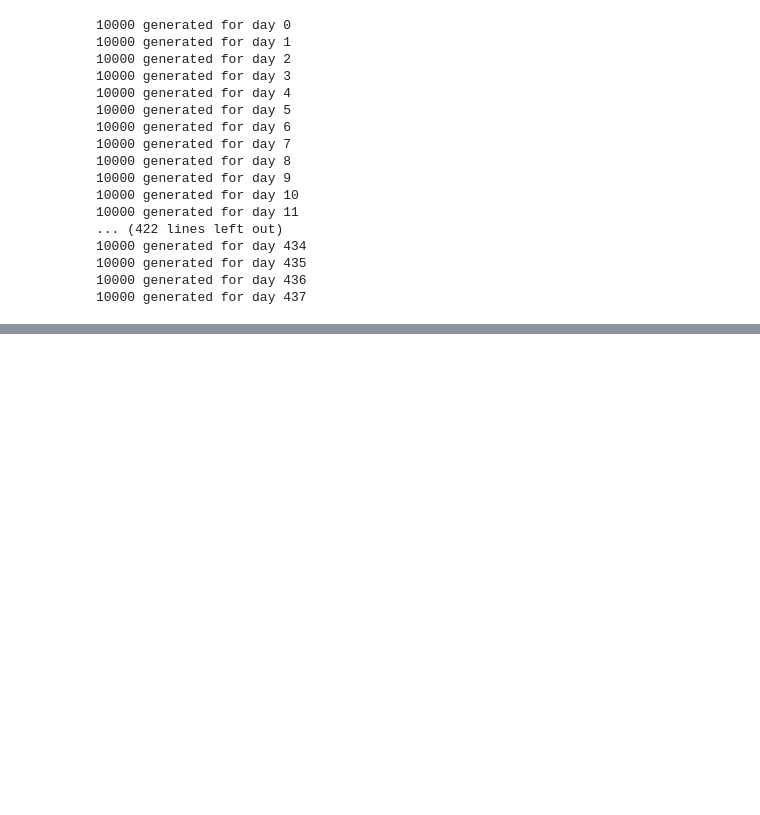
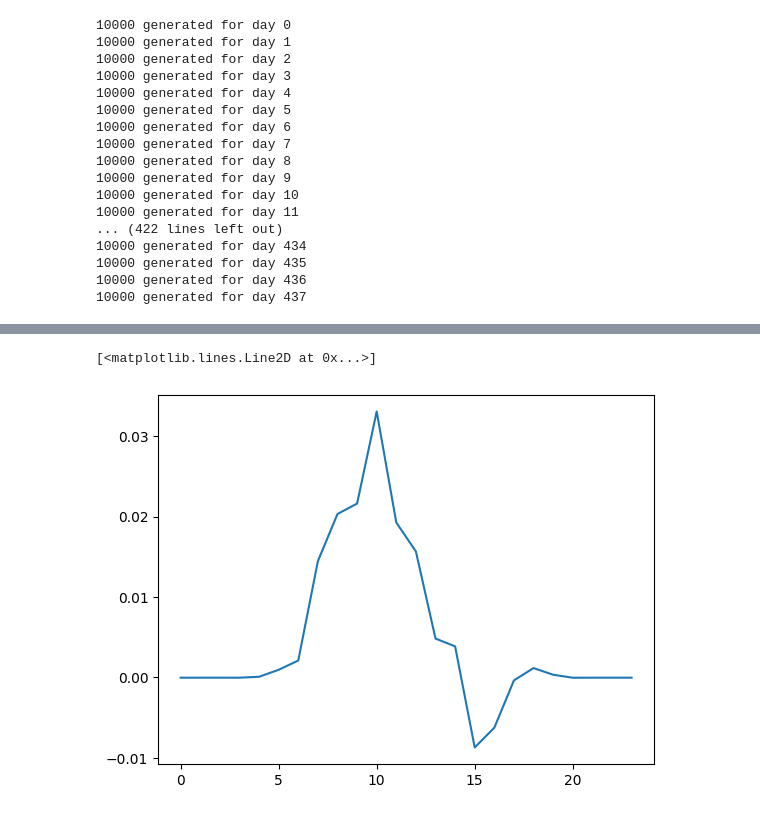
Before and after one commit to Joris-Dprtr/stochastic_programming, a Jupyter notebook: toy_example.ipynb, the cells around one changed output, grey strips where cells are left out. Cells and saved outputs as stored; diff of their text form; code cells hidden in the pictures; blank space fills up the shorter version.

```diff
--- a/toy_example.ipynb
+++ b/toy_example.ipynb
@@ -476,0 +463,5 @@ RuntimeError: The size of tensor a (24) must match the size of tensor b (10000)
+# %%
+plt.plot(hourly_mean_crps_naive - hourly_mean_crps)
+# %% [output]
+[<matplotlib.lines.Line2D at 0x...>]
+[figure, added]
```
Also changed, not shown: parts of 33 cells of this notebook.
